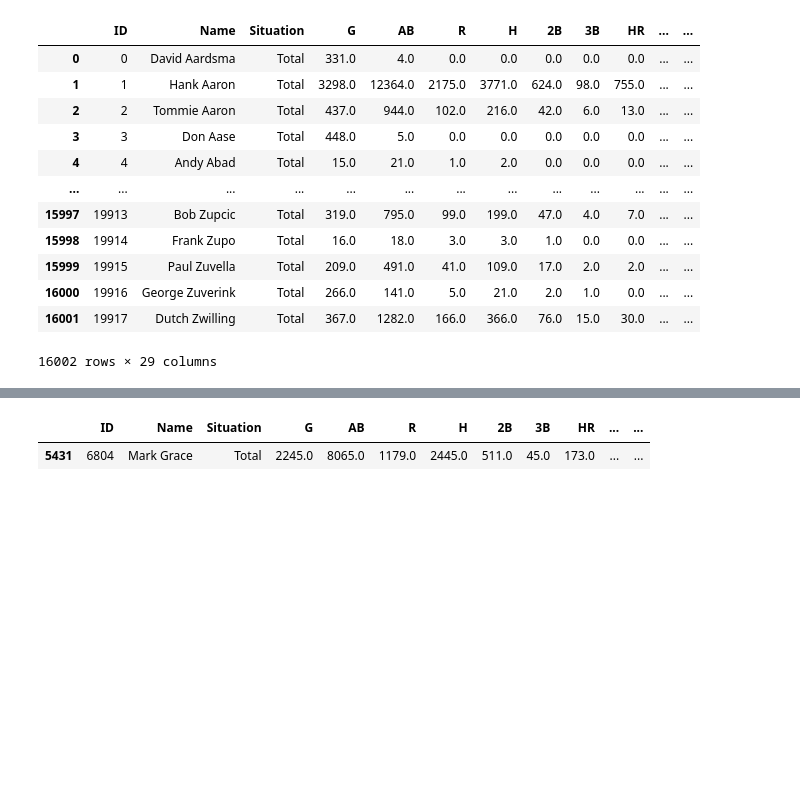
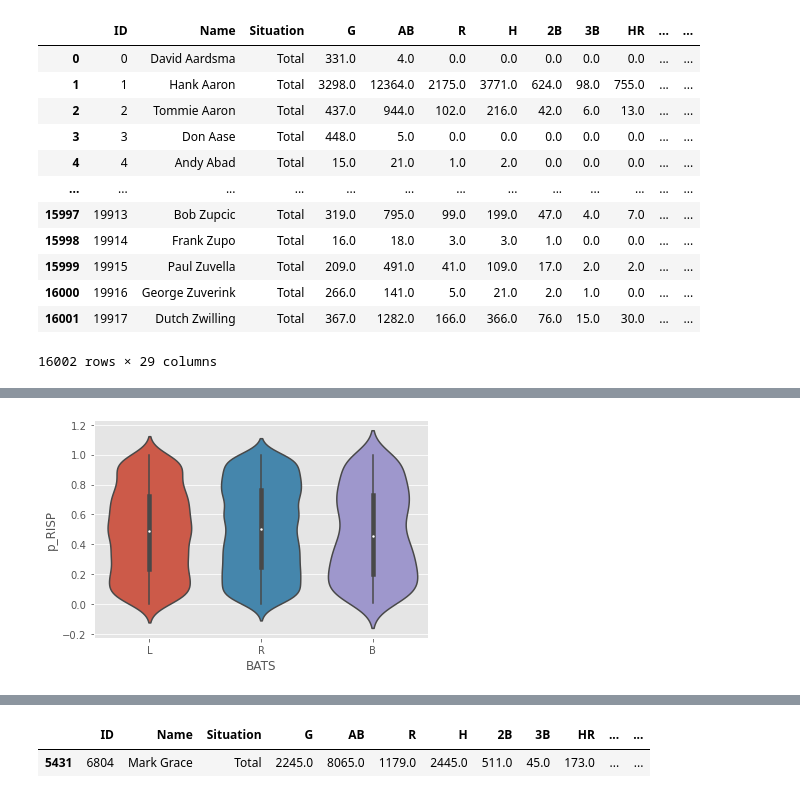
Before and after one commit to kiwymic/MLB-data-analysis, a Jupyter notebook: MLB career analysis.ipynb, the cells around one changed output, grey strips where cells are left out. Saved outputs shown, nothing was run; the diff lists cells and outputs as text; code cells hidden in the pictures; blank space fills up the shorter version.

```diff
--- a/MLB career analysis.ipynb
+++ b/MLB career analysis.ipynb
@@ -845,0 +879,4 @@ Index(['ID', 'Name', 'Situation', 'G', 'AB', 'R', 'H', '2B', '3B', 'HR', 'RBI',
+# %%
+ax = sns.violinplot(x="BATS", y="p_RISP", data=df_player_summary, order=['L', 'R', 'B']); # Counts: R=10156, L=4442, B=1110
+# %% [output]
+[figure, added]
```
Also changed, not shown: parts of 39 cells of this notebook.
